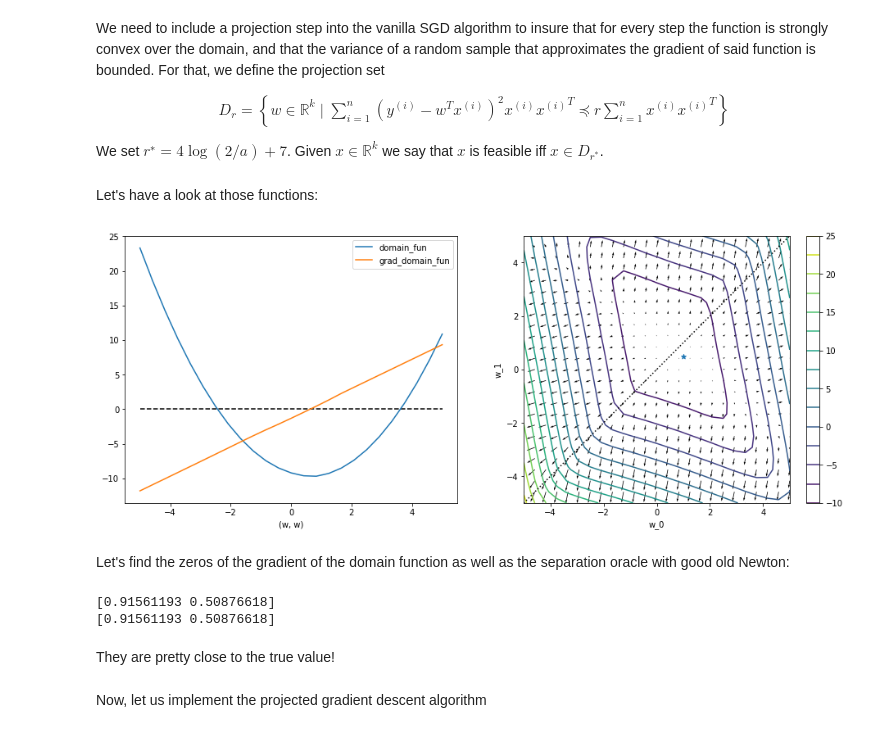
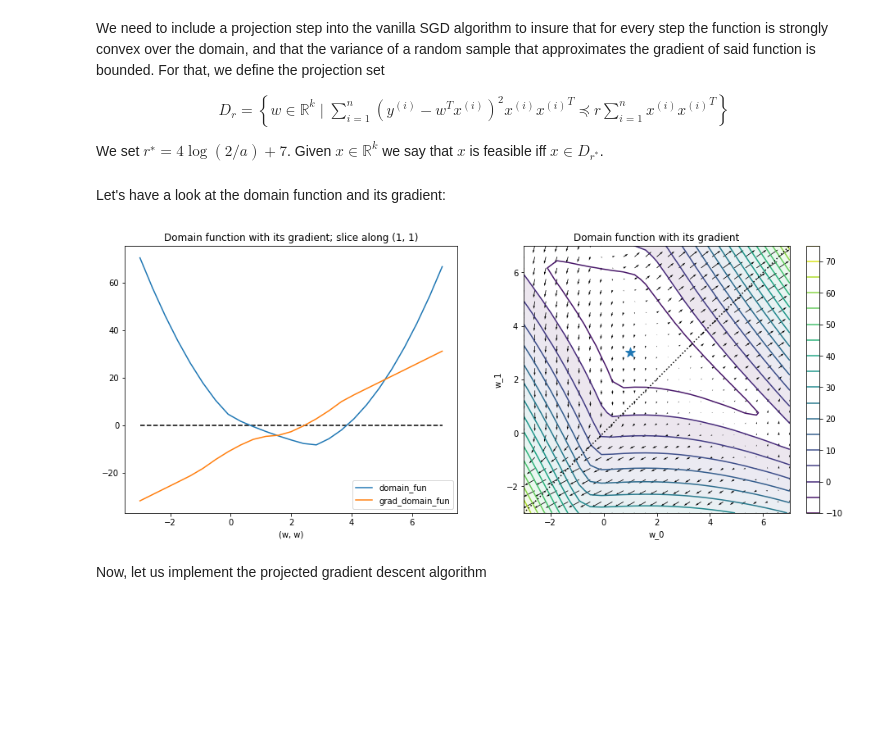
Before and after one commit to phylyc/trunc_lin_reg, a Jupyter notebook: truncated_data_learning.ipynb, the cells around one changed output. Drawn from its saved outputs; the diff is of its cells as text; code cells hidden in the pictures; blank space fills up the shorter version.

```diff
--- a/truncated_data_learning.ipynb
+++ b/truncated_data_learning.ipynb
@@ -14,10 +14,10 @@ one_norm = one / np.sqrt(n_features)
 rng = np.random.RandomState(0)
 
 x_data = rng.rand(n_samples, n_features)
+t = np.array([3**i for i in range(n_features)])
 
-t = np.array([1/2**i for i in range(n_features)])
 y_data = np.asarray([np.matmul(t.T, x) for x in x_data])
-y_data += rng.normal(0, 0.1, n_samples)
+y_data += rng.normal(0, 1, n_samples)
 y_min = np.min(y_data)
 y_max = np.max(y_data)
 
@@ -39,7 +39,7 @@ import scipy.stats as st
 cutoff = 0.6
 
 def truncation(y):
-    return cutoff > y
+    return cutoff < y
 
 def membership(y):
     p = (y - y_min) / (y_max - y_min)
@@ -194,7 +194,8 @@ def separation_oracle(u, grad_only=False):
     """ return g for which {z | g * (z - u) == 0} is a
         separating hyperplane between u and D_r
 
-        Computing the gradient of the domain_fun is equivalent to
+        Computing the gradient of the domain_fun is equivalent
+        to the explicit method commented below, which is
         equation (16) of the article.
     """
     if grad_only:
@@ -231,36 +232,42 @@ def separation_oracle(u, grad_only=False):
 #     else:
 #         return l <= 0, g
 # %% [markdown]
-Let's have a look at those functions:
+Let's have a look at the domain function and its gradient:
 # %%
-l, r, n = -5, 5, 25
+w_offset = int(2 * np.mean(t)) / 2
+
+l, r, n = -5 + w_offset, 5 + w_offset, 25
 lin_w = np.linspace(l, r, n)
 domain1d = [domain_fun(x * one) for x in lin_w]
 gradient1d = [gradient(lambda u: domain_fun(u * one), [x]) for x in lin_w]
 
 mesh_w = np.meshgrid(lin_w, lin_w)
-domain2d = [[domain_fun(x) for x in slice] for slice in np.transpose(mesh_w)]
-gradient2d = [[separation_oracle(x, grad_only=True) for x in slice]
+domain2d = [[domain_fun(np.array([x, y])) for y, x in slice]
+            for slice in np.transpose(mesh_w)]
+gradient2d = [[separation_oracle(np.array([x, y]), grad_only=True) for y, x in slice]
               for slice in np.transpose(mesh_w)]
 # %%
 fig = plt.figure(figsize=(16, 6))
 ax = fig.add_subplot(121)
 ax.plot(lin_w, [0 for x in lin_w], ls='--', c='k')
 ax.plot(lin_w, domain1d, label='domain_fun')
 ax.plot(lin_w, gradient1d, label='grad_domain_fun')
 ax.set_xlabel(r'(w, w)')
 ax.set_ylabel(r'')
 ax.legend()
+ax.set_title('Domain function with its gradient; slice along (1, 1)');
 
 ax = fig.add_subplot(122)
 ax.plot(lin_w, lin_w, ls=':', c='k')
-ax.scatter(*t, marker='*')
+ax.scatter(*t, marker='*', s=150)
 cntr = ax.contour(*mesh_w, domain2d, levels=15)
+fig.colorbar(cntr)
+# ax.clabel(cntr, inline=1, fontsize=10)
+ax.contourf(*mesh_w, domain2d, levels=cntr.levels[cntr.levels >= 0],
+            cmap=cntr.cmap, alpha=0.1)
 ax.quiver(*mesh_w, *np.transpose(gradient2d))
 ax.set_xlabel(r'w_0')
 ax.set_ylabel(r'w_1')
-fig.colorbar(cntr);
+ax.set_title('Domain function with its gradient');
 # %% [output]
-[figure, old version]
+[figure, new version]
-# %% [markdown]
-Let's find the zeros of the gradient of the domain function as well as the separation oracle with good old Newton:
@@ -270,11 +274,3 @@ import scipy.optimize as op
-# %%
-print(op.newton(grad_domain_fun, 2 * one))
-print(op.newton(lambda u: separation_oracle(u, grad_only=True), 2 * one, maxiter=100))
-# %% [output]
-[0.91561193 0.50876618]
-[0.91561193 0.50876618]
-# %% [markdown]
-They are pretty close to the true value!
 # %% [markdown]
 Now, let us implement the projected gradient descent algorithm
 # %%
```
Also changed, not shown: parts of 24 cells of this notebook.
